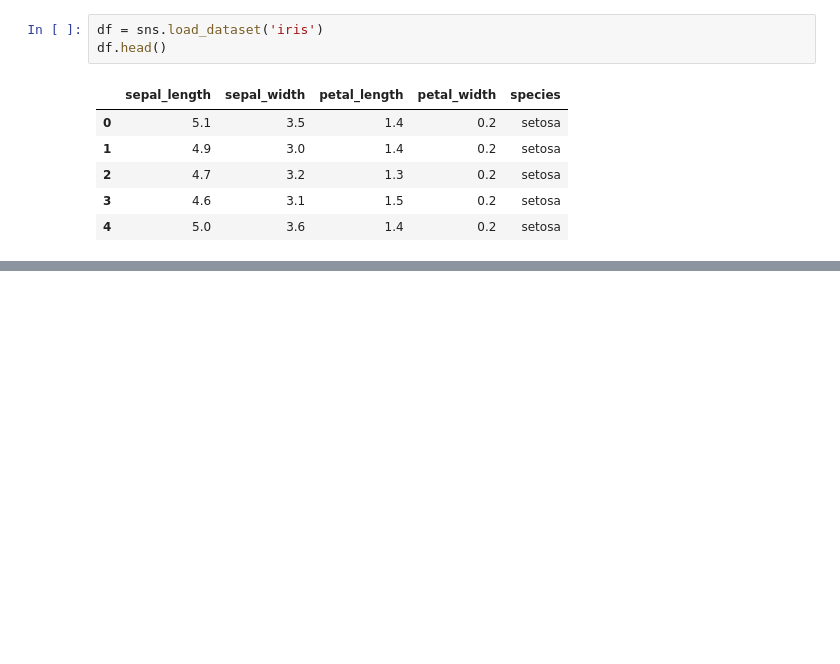
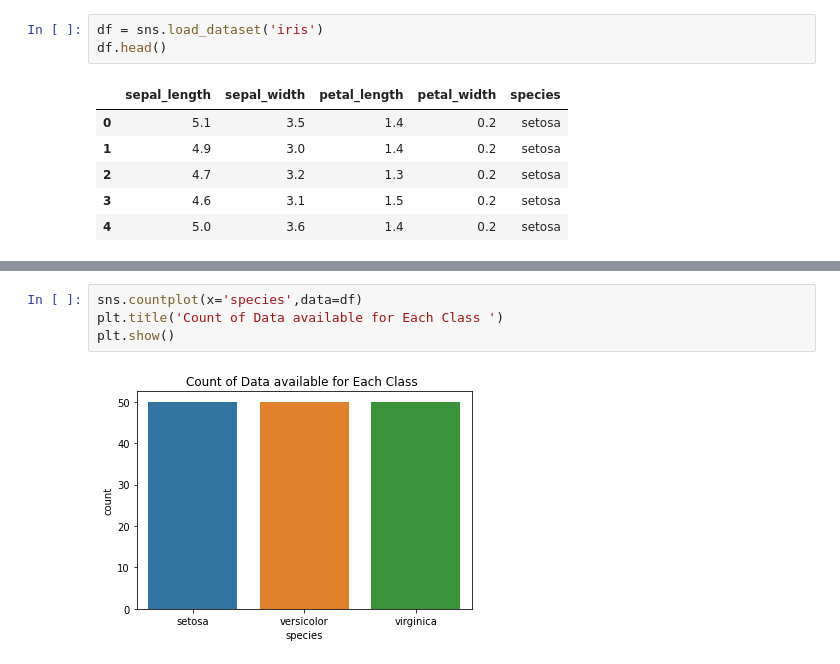
Before and after one commit to BenedictusAryo/ml_app_deployment, a Jupyter notebook: Iris_101.ipynb, the cells around one changed output, grey strips where cells are left out. Drawn from its saved outputs; the diff is of its cells as text; blank space fills up the shorter version.

```diff
--- a/Iris_101.ipynb
+++ b/Iris_101.ipynb
@@ -19,0 +42,6 @@ df.head()
+# %%
+sns.countplot(x='species',data=df)
+plt.title('Count of Data available for Each Class ')
+plt.show()
+# %% [output]
+[figure, added]
```
Also changed, not shown: parts of 18 cells of this notebook, 1 other file.
